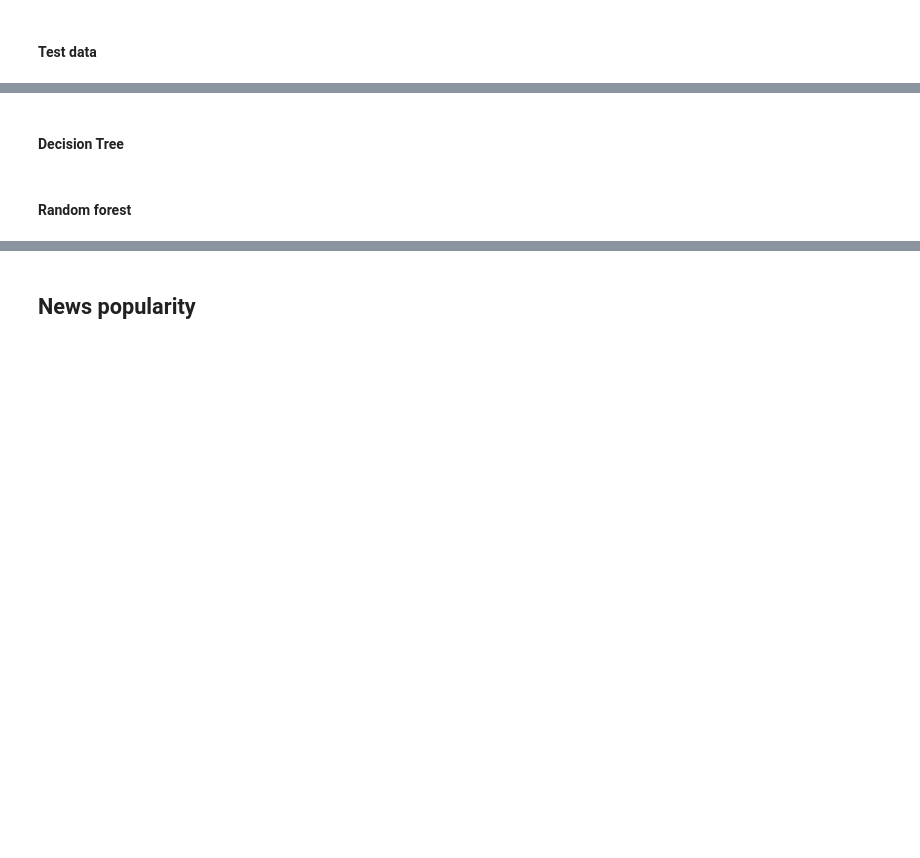
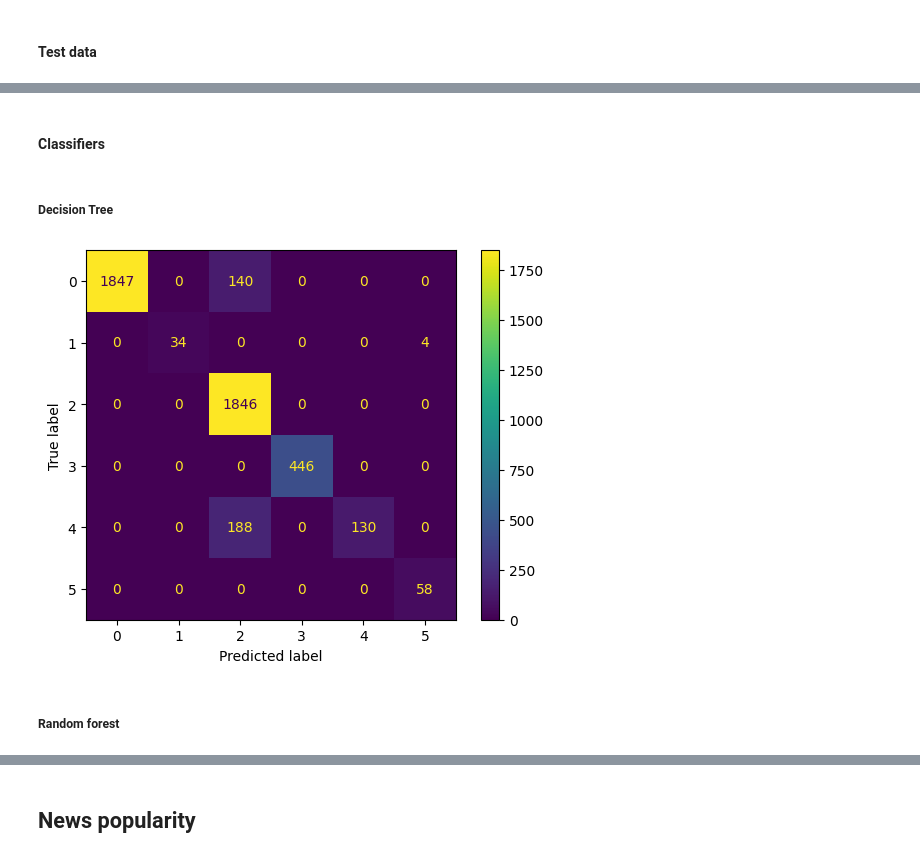
Before and after one commit to alx-sima/ml, a Jupyter notebook: main.ipynb, the cells around one changed output, grey strips where cells are left out. Cells and saved outputs as stored; diff of their text form; code cells hidden in the pictures; blank space fills up the shorter version.

```diff
--- a/main.ipynb
+++ b/main.ipynb
@@ -237,5 +308,7 @@ print(raw_test_data)
 # %%
-num_test_data, cat_test_data, test_labels = split_pollution_data(raw_test_data)
+num_test_data, cat_test_data, test_labels = split_data(
+    raw_test_data, numeric_columns, categorical_columns, label_columns
+)
 # %%
 num_test_data = impute_missing_numerical_data(num_test_data)
 cat_test_data = impute_missing_categorical_data(cat_test_data)
@@ -249,28 +340,38 @@ print(test_data)
+# %% [markdown]
+#### Classifiers
+# %%
+classifiers = [
+    "Decision Tree",
+    "Random Forest",
+    "Logistic Regression",
+    "Multi-Layer Perceptron",
+]
+scores = []
 # %% [markdown]
-#### Decision Tree
+##### Decision Tree
+# %%
+def run_classifier(classifier, test_data: pd.DataFrame, test_labels: pd.Series) -> float:
+    sk.metrics.ConfusionMatrixDisplay.from_estimator(
+        classifier,
+        test_data,
+        test_labels,
+    )
+    plt.show()
+    return classifier.score(test_data, test_labels)
 # %%
-def run_classifier(classifier, test_data: pd.DataFrame, test_labels: pd.Series):
-    sk.metrics.ConfusionMatrixDisplay.from_estimator(
-        classifier,
-        test_data,
-        test_labels,
-    )
-    plt.show()
-
-    predictions = classifier.predict(test_data)
-    print("predicted values:", predictions)
-    print("actual values:", test_labels)
-
-
 classifier = sk.tree.DecisionTreeClassifier()
 classifier.fit(train_data, train_labels)
-run_classifier(
+
+score = run_classifier(
     classifier,
     test_data,
     test_labels,
 )
+scores.append(score)
+# %% [output]
+[figure, added]
 # %% [markdown]
-#### Random forest
+##### Random forest
 # %%
 classifier = sk.ensemble.RandomForestClassifier()
 classifier.fit(train_data, train_labels)
```
Also changed, not shown: parts of 57 cells of this notebook.
